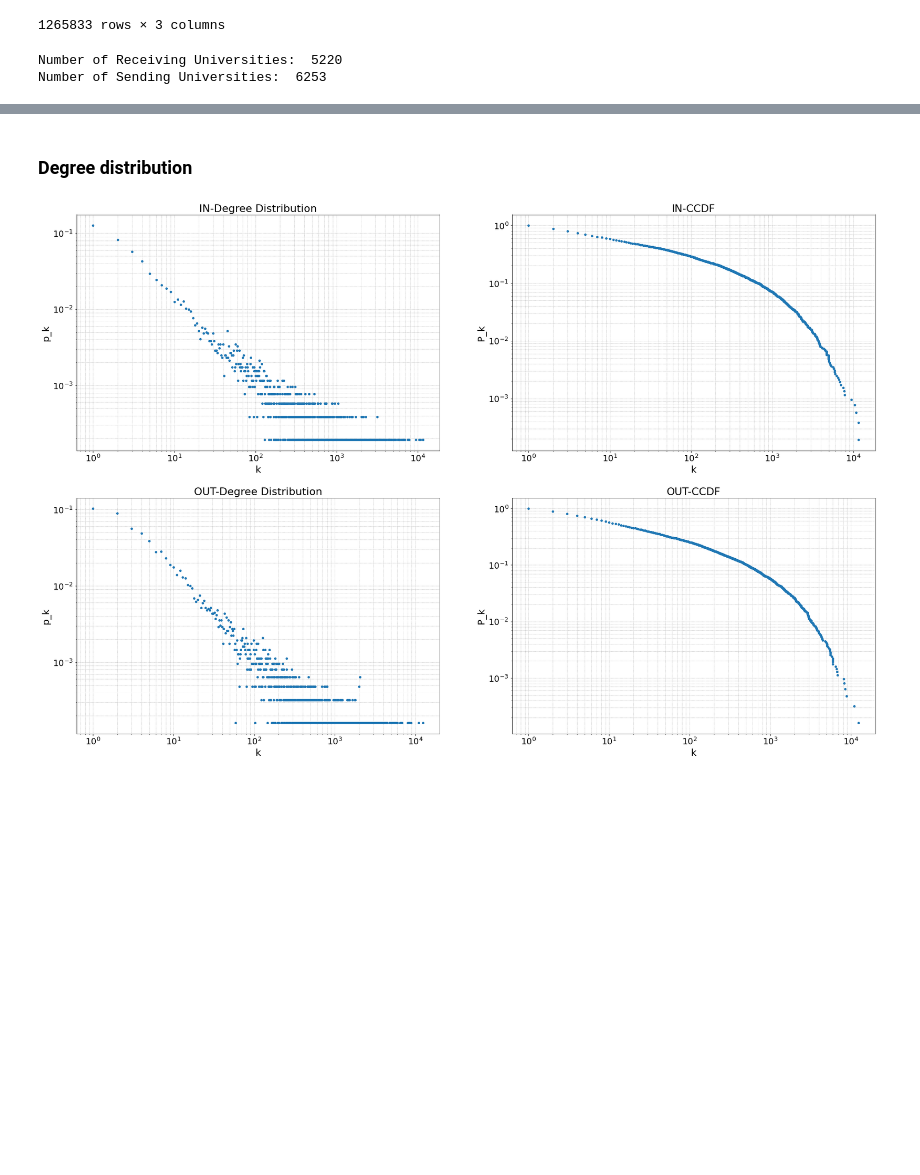
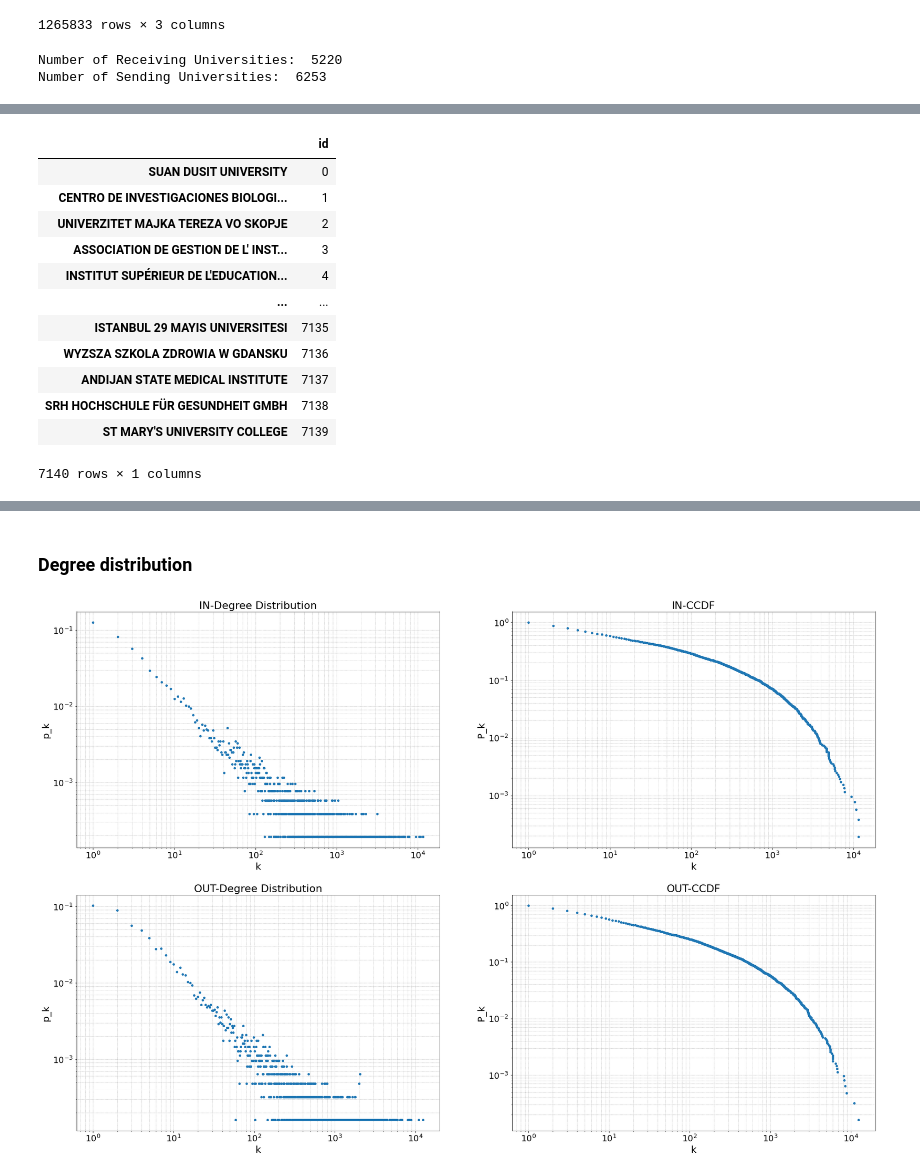
Before and after one commit to FilippoBragato/ErasmusMobilityStudy, a Jupyter notebook: ErasmusForStudy_Network14-19.ipynb, the cells around one changed output, grey strips where cells are left out. Cells and saved outputs as stored; diff of their text form; code cells hidden in the pictures; blank space fills up the shorter version.

```diff
--- a/ErasmusForStudy_Network14-19.ipynb
+++ b/ErasmusForStudy_Network14-19.ipynb
@@ -111,0 +96,19 @@ plt.show()
+# %%
+#print(node_position)
+df_nodes = pd.DataFrame.from_dict(node_position, orient='index', columns=['id'])
+display(df_nodes)
+df_nodes.to_csv("nodes_all_univ.csv", index_label="label")
+# %% [output]
+|  | id |
+| SUAN DUSIT UNIVERSITY | 0 |
+| CENTRO DE INVESTIGACIONES BIOLOGI... | 1 |
+| UNIVERZITET MAJKA TEREZA VO SKOPJE | 2 |
+| ASSOCIATION DE GESTION DE L' INST... | 3 |
+| INSTITUT SUPÉRIEUR DE L'EDUCATION... | 4 |
+| ... | ... |
+| ISTANBUL 29 MAYIS UNIVERSITESI | 7135 |
+| WYZSZA SZKOLA ZDROWIA W GDANSKU | 7136 |
+| ANDIJAN STATE MEDICAL INSTITUTE | 7137 |
+| SRH HOCHSCHULE FÜR GESUNDHEIT GMBH | 7138 |
+| ST MARY'S UNIVERSITY COLLEGE | 7139 |
+7140 rows × 1 columns
```
Also changed, not shown: parts of 10 cells of this notebook.
